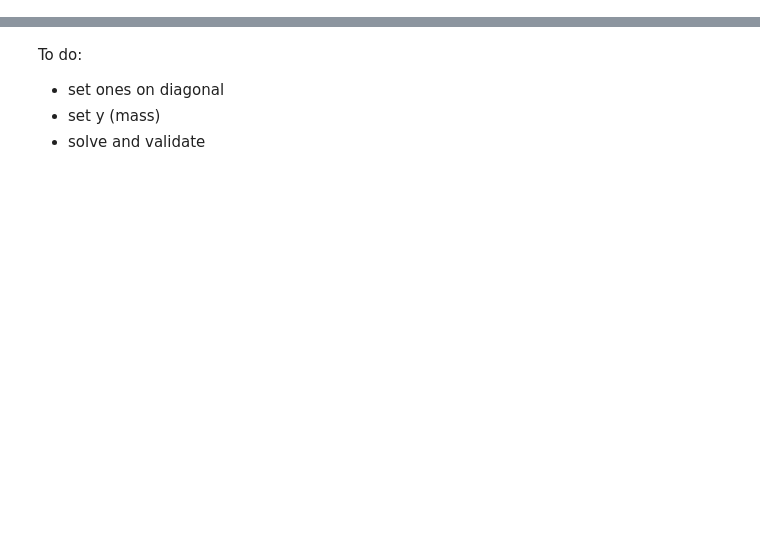
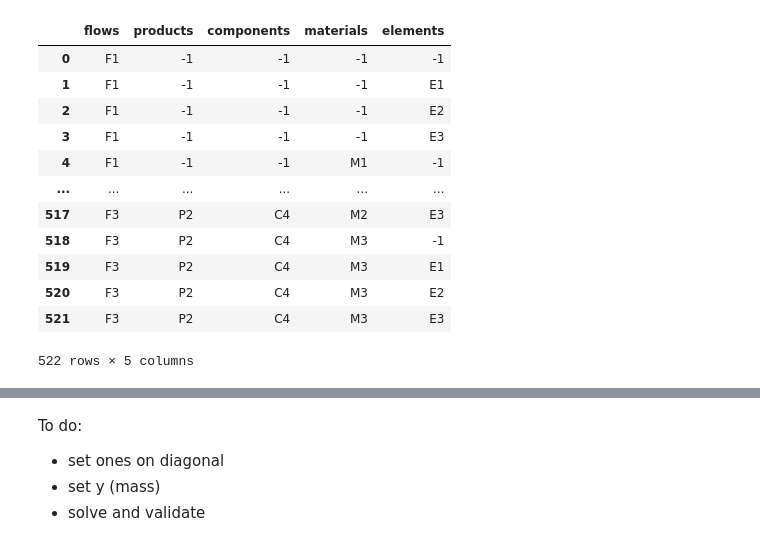
Before and after one commit to FutuRaM-Project/Recovery-Model, a Jupyter notebook: src/test.ipynb, the cells around one changed output, grey strips where cells are left out. Drawn from its saved outputs; the diff is of its cells as text; code cells hidden in the pictures; blank space fills up the shorter version.

```diff
--- a/src/test.ipynb
+++ b/src/test.ipynb
@@ -84,0 +6,45 @@ inputs_dct = {
+# %%
+from itertools import product
+
+var = {
+    "flows": ("F1", "F2", "F3"),
+    "products": ("P1", "P2"),
+    "components": ("C1", "C2", "C3", "C4"),
+    "materials": ("M1", "M2", "M3"),
+    "elements": ("E1", "E2", "E3"),
+}
+
+levels = ("flows", "products", "components", "materials", "elements")
+fill_idx = "\u2205"
+iterables = [var[levels[0]]] + [(fill_idx,) + var[i] for i in levels[1:]]
+
+midx = pd.DataFrame(data=list(product(*iterables)), columns=levels)
+
+if len(var) == 5:
+    lvl1_notna = midx[levels[1]] != fill_idx  # products
+    lvl2_notna = midx[levels[2]] != fill_idx  # components
+    lvl3_notna = midx[levels[3]] != fill_idx  # materials
+    lvl4_notna = midx[levels[4]] != fill_idx  # elements
+    lvl2_isna = ~lvl2_notna
+    lvl3_isna = ~lvl3_notna
+    case_1_2 = lvl2_notna & lvl3_isna & lvl4_notna
+    case_3_4_5 = lvl1_notna & lvl2_isna & (lvl3_notna | lvl4_notna)
+    rows_to_remove = midx.loc[case_1_2 | case_3_4_5].index
+    midx = midx.drop(index=rows_to_remove).reset_index(drop=True)
+
+midx = midx.replace("\u2205", "-1")
+midx
+# %% [output]
+|  | flows | products | components | materials | elements |
+| 0 | F1 | -1 | -1 | -1 | -1 |
+| 1 | F1 | -1 | -1 | -1 | E1 |
+| 2 | F1 | -1 | -1 | -1 | E2 |
+| 3 | F1 | -1 | -1 | -1 | E3 |
+| 4 | F1 | -1 | -1 | M1 | -1 |
+| ... | ... | ... | ... | ... | ... |
+| 517 | F3 | P2 | C4 | M2 | E3 |
+| 518 | F3 | P2 | C4 | M3 | -1 |
+| 519 | F3 | P2 | C4 | M3 | E1 |
+| 520 | F3 | P2 | C4 | M3 | E2 |
+| 521 | F3 | P2 | C4 | M3 | E3 |
+522 rows × 5 columns
```
Also changed, not shown: parts of 49 cells of this notebook, 30 other files.
